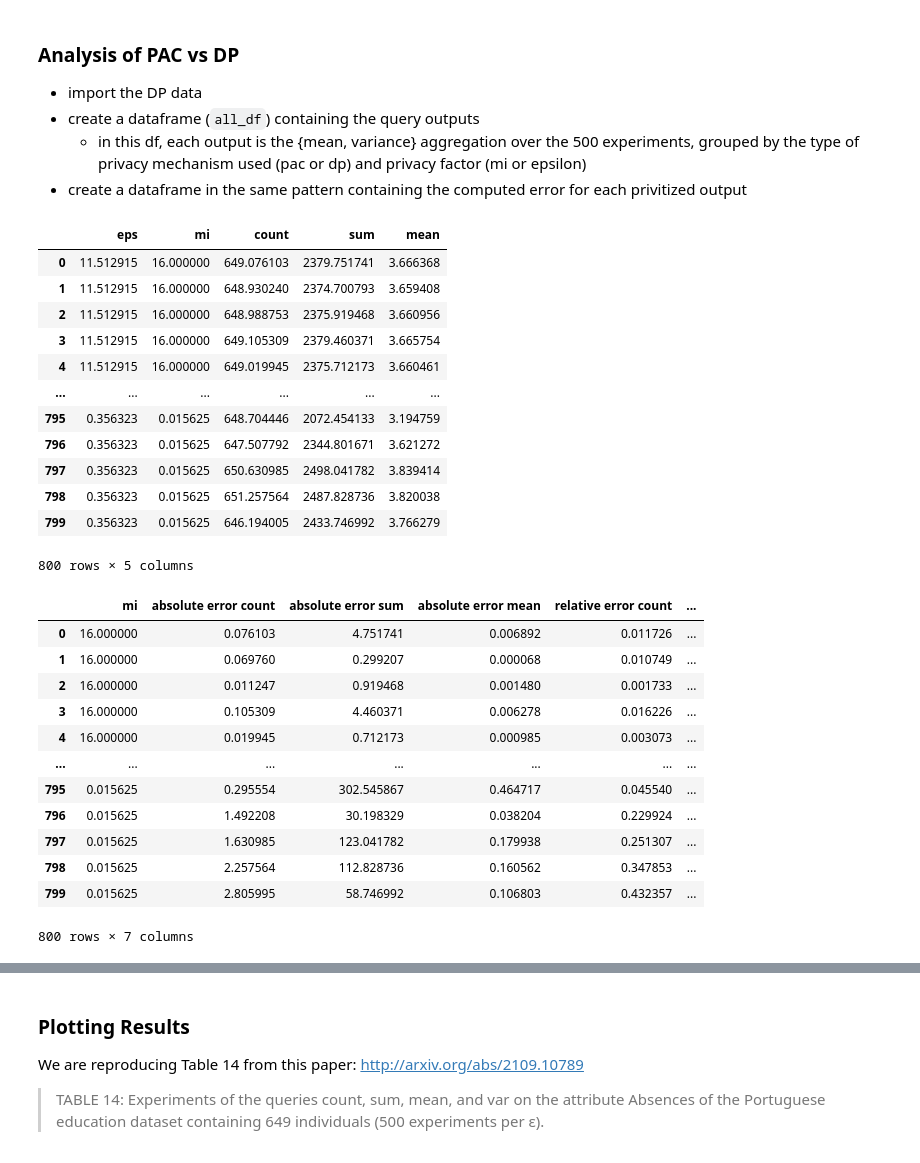
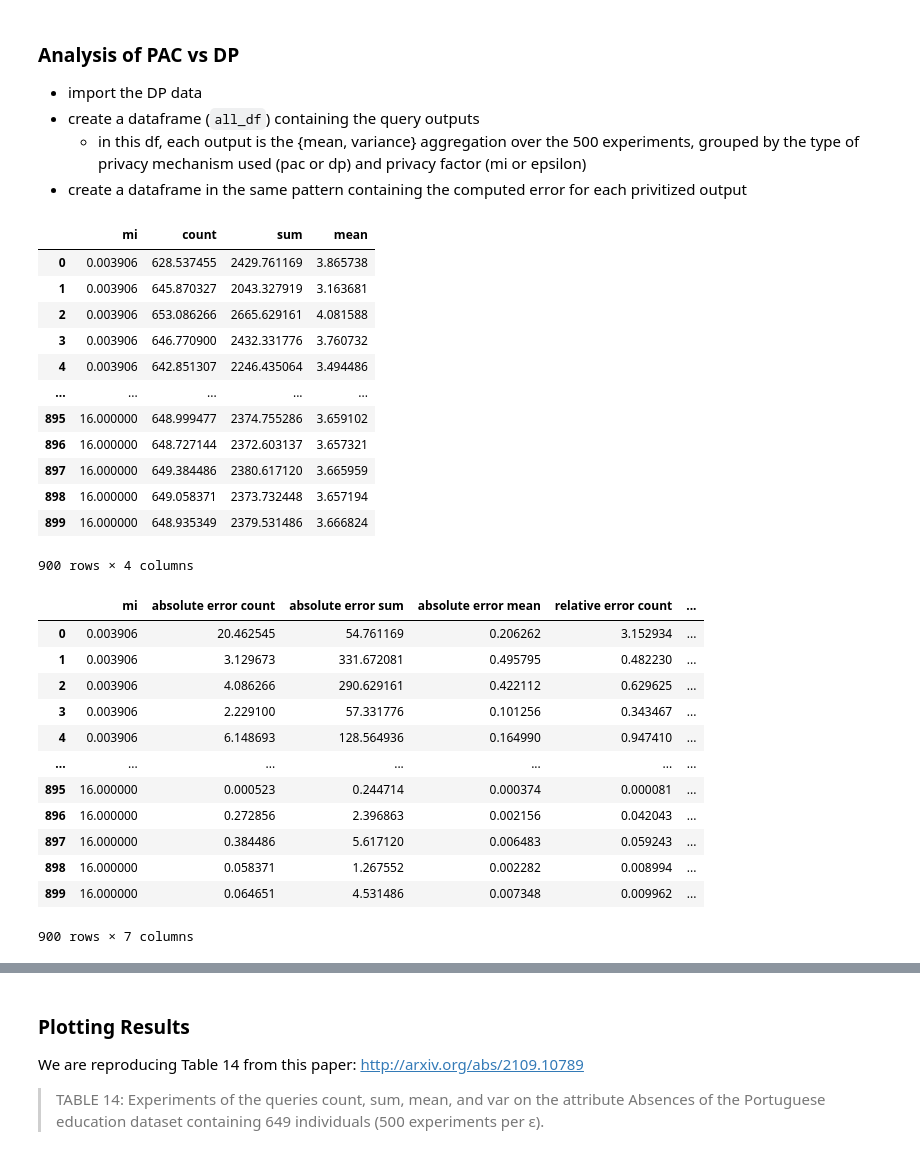
Before and after one commit to michaelnoguera/pacdb, a Jupyter notebook: pac-student_performance-sparkless.ipynb, the cells around one changed output, grey strips where cells are left out. Drawn from its saved outputs; the diff is of its cells as text; code cells hidden in the pictures.

Commit message:
Use Chai's data for direct DP calculation, fix parquet file index data type

```diff
--- a/pac-student_performance-sparkless.ipynb
+++ b/pac-student_performance-sparkless.ipynb
@@ -294,24 +295,29 @@ pac_errors_df
 - create a dataframe in the same pattern containing the computed error for each privitized output
 # %%
 # Import Chai's saved data from running PipelineDP and use it to compare.
-dp_results_df = pq.read_table(f"outputs/dp-student_performance/dp_results.parquet").to_pandas()
+dp_results_df = pq.read_table(f"outputs/dp_results.parquet").to_pandas()
+
+# compute sum from count and mean
+dp_results_df['sum'] = dp_results_df['count'] * dp_results_df['mean']
+dp_results_df = dp_results_df[['mi', 'count', 'sum', 'mean']]
+
 dp_results_df
 # %% [output]
-|  | eps | mi | count | sum | mean |
-| 0 | 11.512915 | 16.000000 | 649.076103 | 2379.751741 | 3.666368 |
-| 1 | 11.512915 | 16.000000 | 648.930240 | 2374.700793 | 3.659408 |
-| 2 | 11.512915 | 16.000000 | 648.988753 | 2375.919468 | 3.660956 |
-| 3 | 11.512915 | 16.000000 | 649.105309 | 2379.460371 | 3.665754 |
-| 4 | 11.512915 | 16.000000 | 649.019945 | 2375.712173 | 3.660461 |
-| ... | ... | ... | ... | ... | ... |
-| 795 | 0.356323 | 0.015625 | 648.704446 | 2072.454133 | 3.194759 |
-| 796 | 0.356323 | 0.015625 | 647.507792 | 2344.801671 | 3.621272 |
-| 797 | 0.356323 | 0.015625 | 650.630985 | 2498.041782 | 3.839414 |
-| 798 | 0.356323 | 0.015625 | 651.257564 | 2487.828736 | 3.820038 |
-| 799 | 0.356323 | 0.015625 | 646.194005 | 2433.746992 | 3.766279 |
+|  | mi | count | sum | mean |
+| 0 | 0.003906 | 628.537455 | 2429.761169 | 3.865738 |
+| 1 | 0.003906 | 645.870327 | 2043.327919 | 3.163681 |
+| 2 | 0.003906 | 653.086266 | 2665.629161 | 4.081588 |
+| 3 | 0.003906 | 646.770900 | 2432.331776 | 3.760732 |
+| 4 | 0.003906 | 642.851307 | 2246.435064 | 3.494486 |
+| ... | ... | ... | ... | ... |
+| 895 | 16.000000 | 648.999477 | 2374.755286 | 3.659102 |
+| 896 | 16.000000 | 648.727144 | 2372.603137 | 3.657321 |
+| 897 | 16.000000 | 649.384486 | 2380.617120 | 3.665959 |
+| 898 | 16.000000 | 649.058371 | 2373.732448 | 3.657194 |
+| 899 | 16.000000 | 648.935349 | 2379.531486 | 3.666824 |
-800 rows × 5 columns
+900 rows × 4 columns
 # %%
-# compute errors for PAC (or import from saved file)
+# compute errors for DP (or import from saved file)
 GENERATE_DP = True
 if GENERATE_DP:
     errors_list = []
@@ -326,18 +332,18 @@ else:
 dp_errors_df
 # %% [output]
 |  | mi | absolute error count | absolute error sum | absolute error mean | relative error count | ... |
-| 0 | 16.000000 | 0.076103 | 4.751741 | 0.006892 | 0.011726 | ... |
-| 1 | 16.000000 | 0.069760 | 0.299207 | 0.000068 | 0.010749 | ... |
-| 2 | 16.000000 | 0.011247 | 0.919468 | 0.001480 | 0.001733 | ... |
-| 3 | 16.000000 | 0.105309 | 4.460371 | 0.006278 | 0.016226 | ... |
-| 4 | 16.000000 | 0.019945 | 0.712173 | 0.000985 | 0.003073 | ... |
+| 0 | 0.003906 | 20.462545 | 54.761169 | 0.206262 | 3.152934 | ... |
+| 1 | 0.003906 | 3.129673 | 331.672081 | 0.495795 | 0.482230 | ... |
+| 2 | 0.003906 | 4.086266 | 290.629161 | 0.422112 | 0.629625 | ... |
+| 3 | 0.003906 | 2.229100 | 57.331776 | 0.101256 | 0.343467 | ... |
+| 4 | 0.003906 | 6.148693 | 128.564936 | 0.164990 | 0.947410 | ... |
 | ... | ... | ... | ... | ... | ... | ... |
-| 795 | 0.015625 | 0.295554 | 302.545867 | 0.464717 | 0.045540 | ... |
-| 796 | 0.015625 | 1.492208 | 30.198329 | 0.038204 | 0.229924 | ... |
-| 797 | 0.015625 | 1.630985 | 123.041782 | 0.179938 | 0.251307 | ... |
-| 798 | 0.015625 | 2.257564 | 112.828736 | 0.160562 | 0.347853 | ... |
-| 799 | 0.015625 | 2.805995 | 58.746992 | 0.106803 | 0.432357 | ... |
+| 895 | 16.000000 | 0.000523 | 0.244714 | 0.000374 | 0.000081 | ... |
+| 896 | 16.000000 | 0.272856 | 2.396863 | 0.002156 | 0.042043 | ... |
+| 897 | 16.000000 | 0.384486 | 5.617120 | 0.006483 | 0.059243 | ... |
+| 898 | 16.000000 | 0.058371 | 1.267552 | 0.002282 | 0.008994 | ... |
+| 899 | 16.000000 | 0.064651 | 4.531486 | 0.007348 | 0.009962 | ... |
-800 rows × 7 columns
+900 rows × 7 columns
 # %%
 ### Make one merged DF to compare results
 all_df = pd.concat([  # we will call mi and epsilon the "factor" so that the schemas match
```
Also changed, not shown: parts of 10 cells of this notebook, 23 other files.
